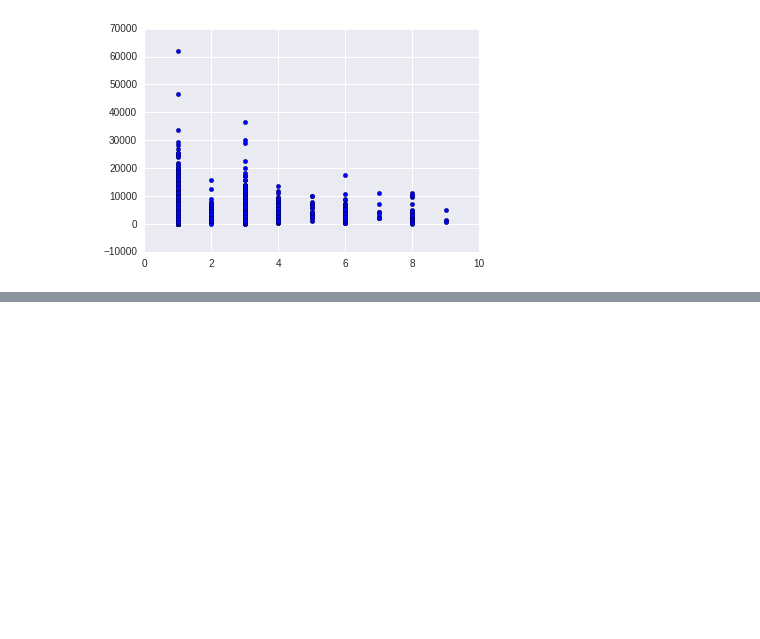
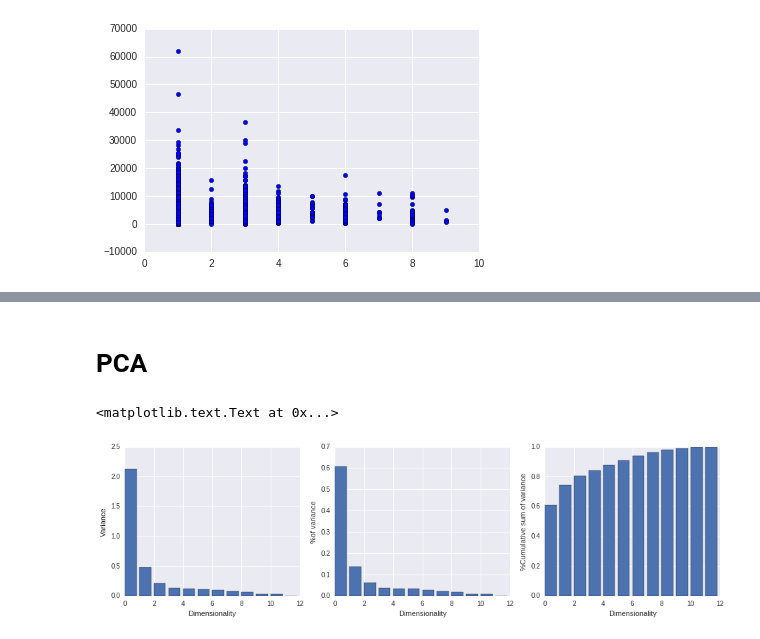
Before and after one commit to alephcero/adsProject, a Jupyter notebook: felipeHogares.ipynb, the cells around one changed output, grey strips where cells are left out. Drawn from its saved outputs; the diff is of its cells as text; code cells hidden in the pictures; blank space fills up the shorter version.

```diff
--- a/felipeHogares.ipynb
+++ b/felipeHogares.ipynb
@@ -145,0 +351,40 @@ Name: Ownership, dtype: int64
+# %% [markdown]
+# PCA
+# %%
+from sklearn.decomposition import PCA
+
+variablesParaModelo = ['FloorMaterial', 'RoofMaterial',
+       'RoofCoat', 'Water', 'WaterType', 'Toilet', 'ToiletLocation',
+       'ToiletType', 'Sewer','CookingCombustible',
+       'BathroomUse','OwnershipRec']
+
+X = np.where(np.isnan(dataUnida.loc[:,variablesParaModelo].values),0,dataUnida.loc[:,variablesParaModelo].values)
+
+n = 12
+pca = PCA(n)
+Xproj = pca.fit_transform(X)
+
+
+eigenvalues = pca.explained_variance_
+fig = plt.figure(figsize=(16,4))
+ax = fig.add_subplot(1,3,1)
+
+ax.bar(np.arange(n), eigenvalues);
+ax.set_xlabel("Dimensionality")
+ax.set_ylabel("Variance")
+
+
+ratio = pca.explained_variance_ratio_
+ax2 = fig.add_subplot(1,3,2)
+ax2.bar(np.arange(n), ratio);
+ax2.set_xlabel("Dimensionality")
+ax2.set_ylabel("%of variance")
+
+sumRatio = np.cumsum(pca.explained_variance_ratio_)
+ax3 = fig.add_subplot(1,3,3)
+ax3.bar(np.arange(n), sumRatio);
+ax3.set_xlabel("Dimensionality")
+ax3.set_ylabel("%Cumulative sum of variance")
+# %% [output]
+<matplotlib.text.Text at 0x...>
+[figure, added]
```
Also changed, not shown: parts of 26 cells of this notebook, 1 other file.
